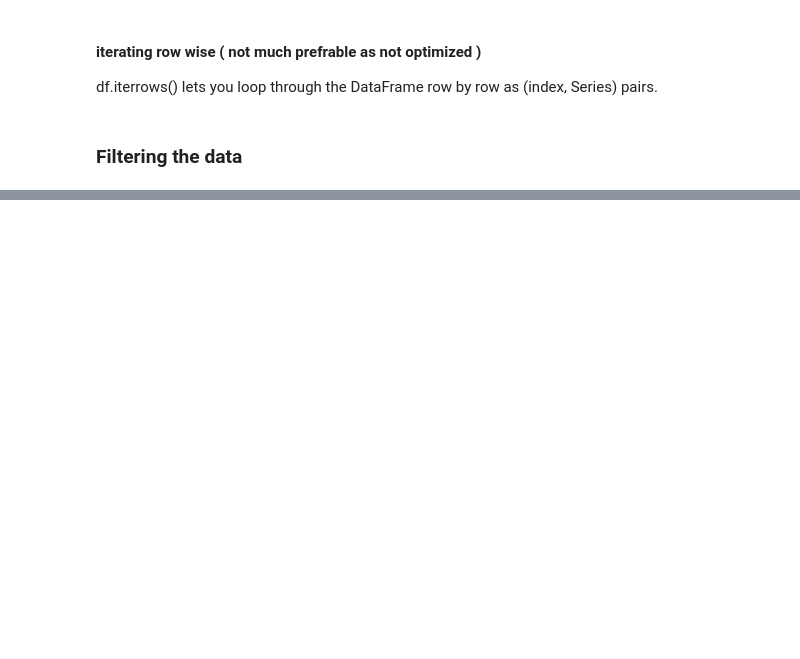
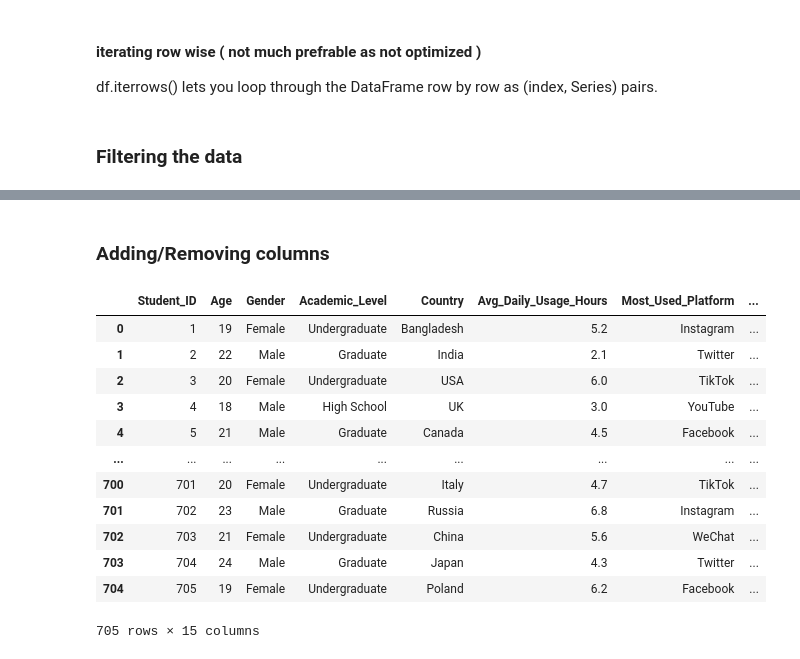
Before and after one commit to jatinmeenaa/pandas_learning, a Jupyter notebook: Pandas.ipynb, the cells around one changed output, grey strips where cells are left out. Cells and saved outputs as stored; diff of their text form; code cells hidden in the pictures; blank space fills up the shorter version.

```diff
--- a/Pandas.ipynb
+++ b/Pandas.ipynb
@@ -120,0 +197,21 @@ data[(data['Gender']=='Male')& (data['Age']>19)][['Student_ID','Age']] # multipl
+# %% [markdown]
+### Adding/Removing columns
+# %%
+data['Sal']=0 # Adding a new column with the value as 0
+import numpy as np
+data['Mental_state']=np.where(data['Mental_Health_Score']<6,'Fail','Pass') # values on some condition
+data
+# %% [output]
+|  | Student_ID | Age | Gender | Academic_Level | Country | Avg_Daily_Usage_Hours | Most_Used_Platform | ... |
+| 0 | 1 | 19 | Female | Undergraduate | Bangladesh | 5.2 | Instagram | ... |
+| 1 | 2 | 22 | Male | Graduate | India | 2.1 | Twitter | ... |
+| 2 | 3 | 20 | Female | Undergraduate | USA | 6.0 | TikTok | ... |
+| 3 | 4 | 18 | Male | High School | UK | 3.0 | YouTube | ... |
+| 4 | 5 | 21 | Male | Graduate | Canada | 4.5 | Facebook | ... |
+| ... | ... | ... | ... | ... | ... | ... | ... | ... |
+| 700 | 701 | 20 | Female | Undergraduate | Italy | 4.7 | TikTok | ... |
+| 701 | 702 | 23 | Male | Graduate | Russia | 6.8 | Instagram | ... |
+| 702 | 703 | 21 | Female | Undergraduate | China | 5.6 | WeChat | ... |
+| 703 | 704 | 24 | Male | Graduate | Japan | 4.3 | Twitter | ... |
+| 704 | 705 | 19 | Female | Undergraduate | Poland | 6.2 | Facebook | ... |
+705 rows × 15 columns
```
Also changed, not shown: parts of 14 cells of this notebook.
